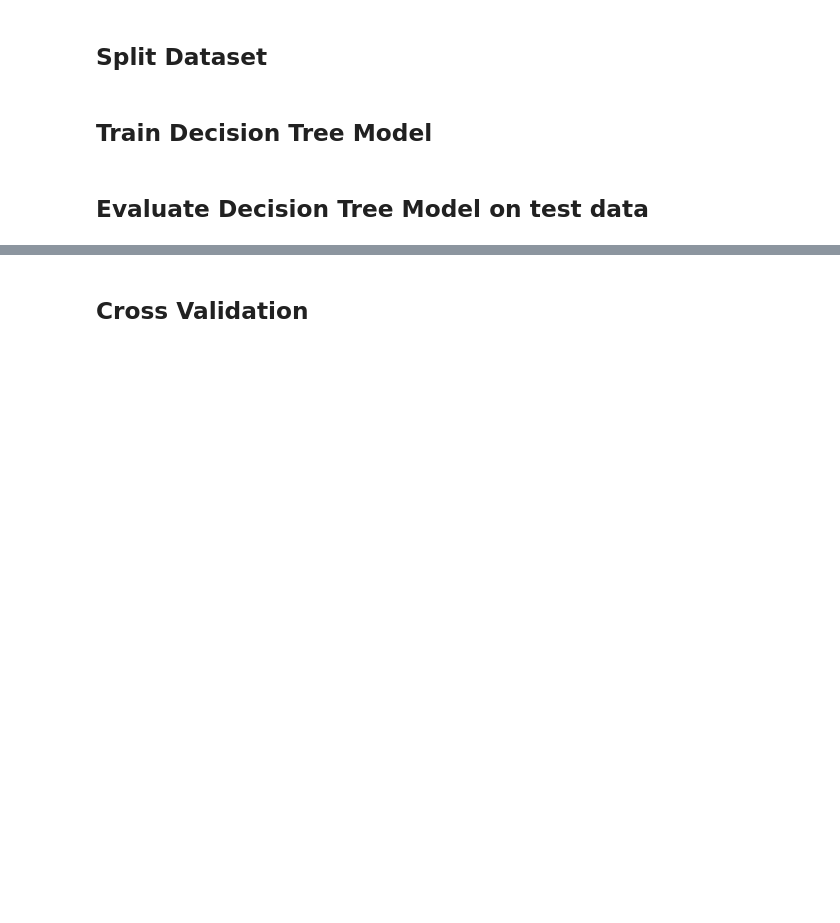
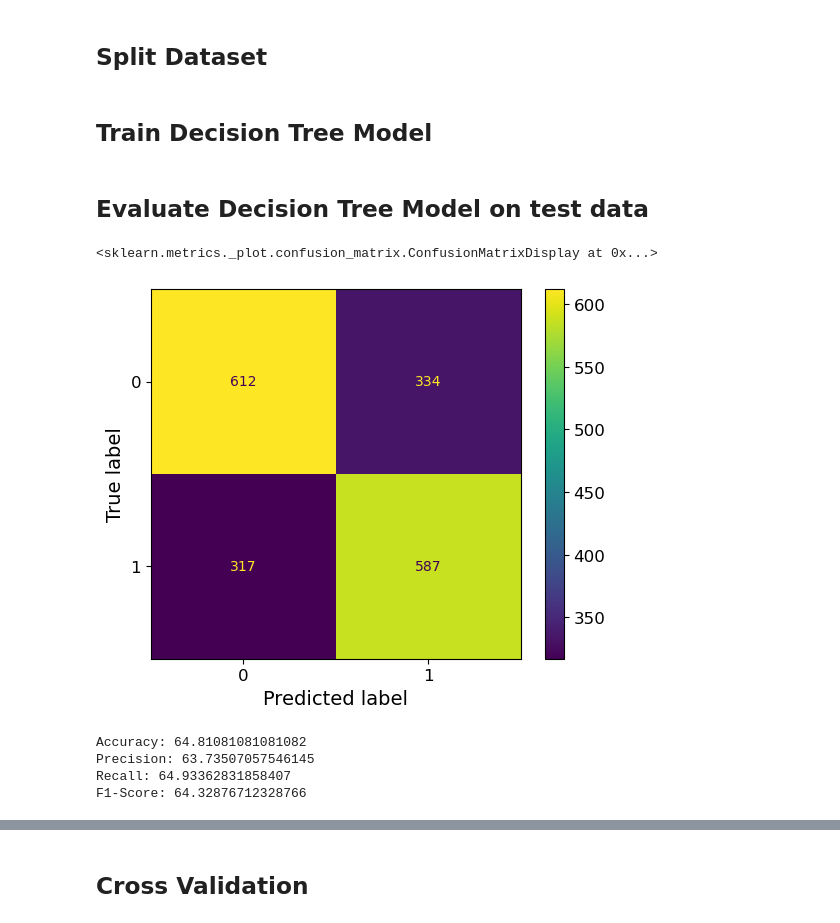
Before and after one commit to Ph1lippK/VAWI, a Jupyter notebook: Assignment_01_2270603.ipynb, the cells around one changed output, grey strips where cells are left out. Saved outputs shown, nothing was run; the diff lists cells and outputs as text; code cells hidden in the pictures; blank space fills up the shorter version.

Commit message:
removed a bunch of outliners, retrained the model and got worse results

```diff
--- a/Assignment_01_2270603.ipynb
+++ b/Assignment_01_2270603.ipynb
@@ -1032,0 +1071,4 @@ fintech_ro.describe()
+# %%
+# Dropping male/female category due to bias of AI algorithms
+fintech_cleaned = fintech_outliners[['CCreditScore','CAge','CTenure','CBalance','CNumOfProducts','CHasCrCard','CIsActiveMember','CEstimatedSalary','label','CGeography_France','CGeography_Germany','CGeography_Spain']]
+fintech_cleaned.head()
@@ -1032,0 +1084,12 @@ fintech_ro.describe()
+# %%
+#Spliting dataset in two parts: feature set and target label
+# in this feature set I use all of the features
+feature_set = ['CCreditScore', 'CGeography_France', 'CGeography_Germany','CGeography_Spain', 'CAge','CTenure','CBalance','CNumOfProducts','CHasCrCard','CIsActiveMember','CEstimatedSalary']
+X = fintech_cleaned[feature_set]
+y = fintech_cleaned.label
+## the feature set below was a test to see what happens if a different feature set is used
+#feature_set = ['pregnant', 'insulin', 'bmi', 'age','glucose','bp','pedigree','skin']
+#X = diabetes[feature_set]
+#y = diabetes.label
+y.value_counts()
+#########
@@ -1033,6 +1115,41 @@ fintech_ro.describe()
 # %% [markdown]
 ## Split Dataset
+# %%
+# Partition data into training and testing set
+X_train_OS,X_test_OS, y_train_OS, y_test_OS = train_test_split(X_oversampled, y_oversampled, test_size=0.3, random_state=42)
 # %% [markdown]
 ## Train Decision Tree Model
+# %%
+# Create a Decision Tree classifier object
+clf_tree_OS = DecisionTreeClassifier(random_state=42, min_samples_leaf = 0.04)
+
+# Train the model using training dataset
+clf_tree_OS = clf_tree_OS.fit(X_train_OS,y_train_OS)
 # %% [markdown]
 ## Evaluate Decision Tree Model on test data
+# %%
+# Predict the response for test dataset
+y_pred_test_OS = clf_tree_OS.predict(X_test_OS)
+
+# Import the confusion matrix
+from sklearn.metrics import plot_confusion_matrix
+
+# Plot Confusion matrix
+plot_confusion_matrix(clf_tree_OS , X_test_OS, y_test_OS, values_format='d')
+# %% [output]
+<sklearn.metrics._plot.confusion_matrix.ConfusionMatrixDisplay at 0x...>
+[figure, added]
+# %%
+# Calculate model accuracy
+print("Accuracy:",accuracy_score(y_test_OS, y_pred_test_OS)*100)
+# Calculate model precision
+print("Precision:",precision_score(y_test_OS, y_pred_test_OS)*100)
+# Calculate model recall
+print("Recall:",recall_score(y_test_OS, y_pred_test_OS)*100)
+# Calculate model f1 score
+print("F1-Score:",f1_score(y_test_OS, y_pred_test_OS)*100)
+# %% [output]
+Accuracy: 64.81081081081082
+Precision: 63.73507057546145
+Recall: 64.93362831858407
+F1-Score: 64.32876712328766
```
Also changed, not shown: parts of 23 cells of this notebook.
